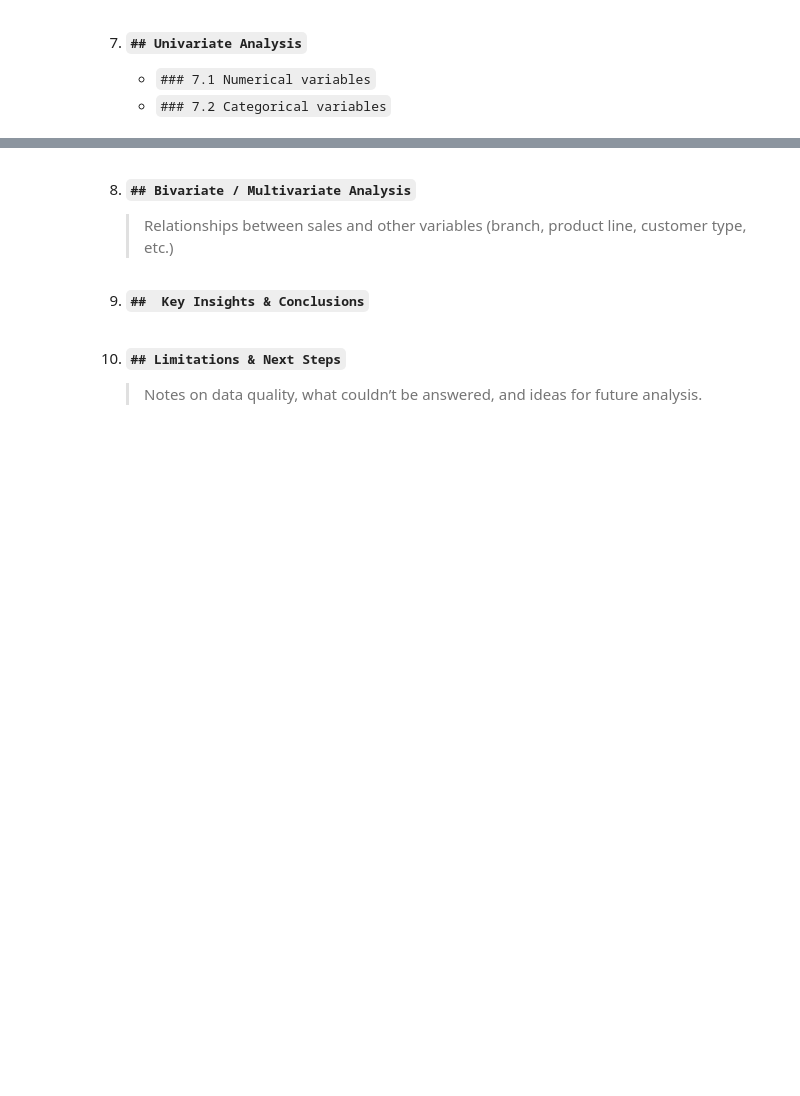
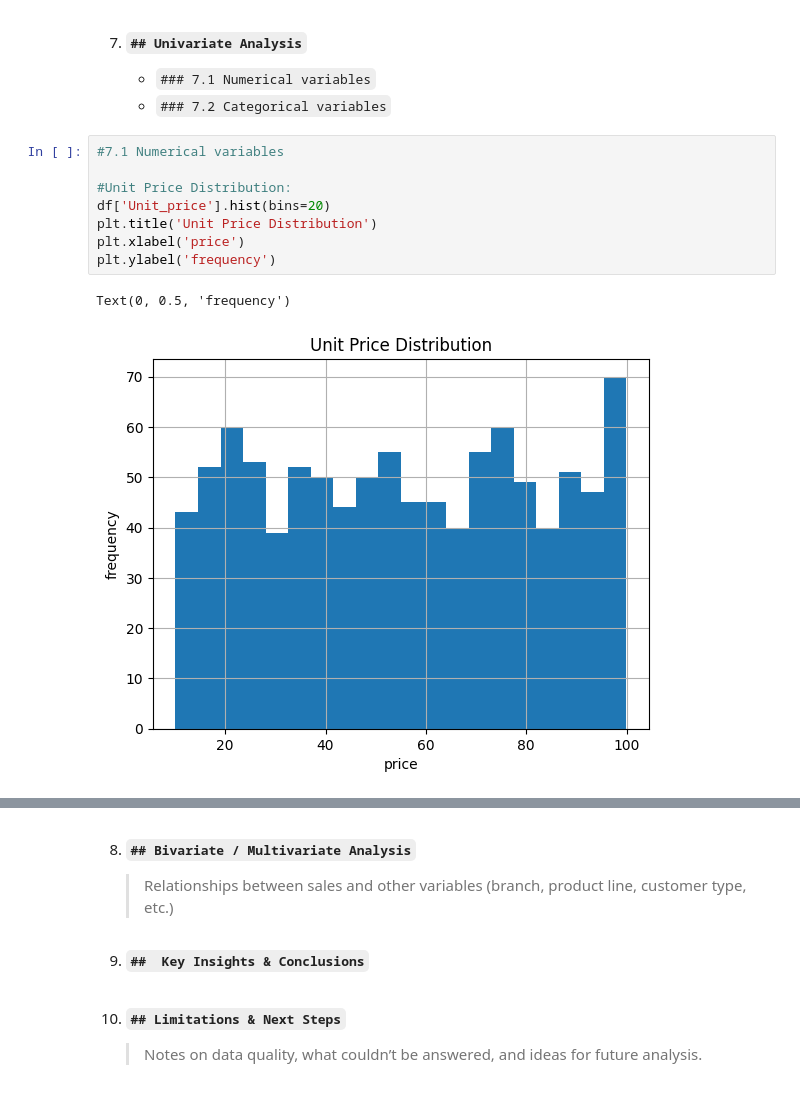
Before and after one commit to martinpapaleo/data-science-learning, a Jupyter notebook: phase1/sales_supermarket/sales_supermarket_eda.ipynb, the cells around one changed output, grey strips where cells are left out. Cells and saved outputs as stored; diff of their text form; blank space fills up the shorter version.

```diff
--- a/phase1/sales_supermarket/sales_supermarket_eda.ipynb
+++ b/phase1/sales_supermarket/sales_supermarket_eda.ipynb
@@ -175,3 +195,14 @@ df[['Year', 'Month', 'Weekday', 'Day']].head()
 
    * `### 7.1 Numerical variables`
    * `### 7.2 Categorical variables`
+# %%
+#7.1 Numerical variables
+
+#Unit Price Distribution:
+df['Unit_price'].hist(bins=20)
+plt.title('Unit Price Distribution')
+plt.xlabel('price')
+plt.ylabel('frequency')
+# %% [output]
+Text(0, 0.5, 'frequency')
+[figure, added]
```
Also changed, not shown: parts of 4 cells of this notebook.
